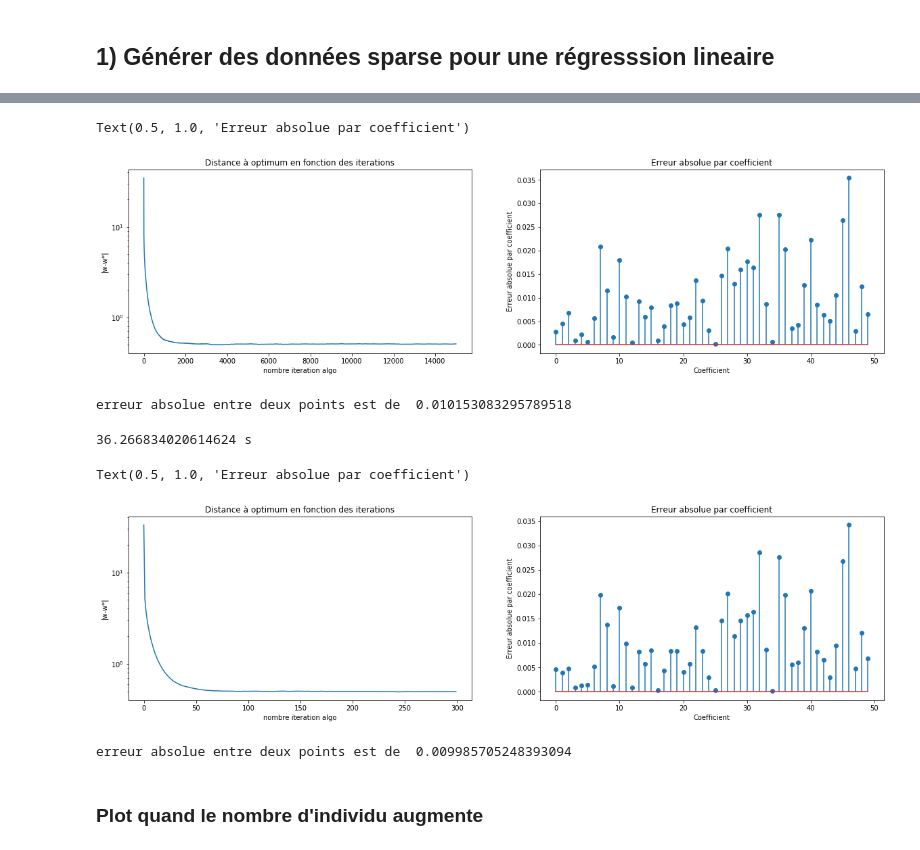
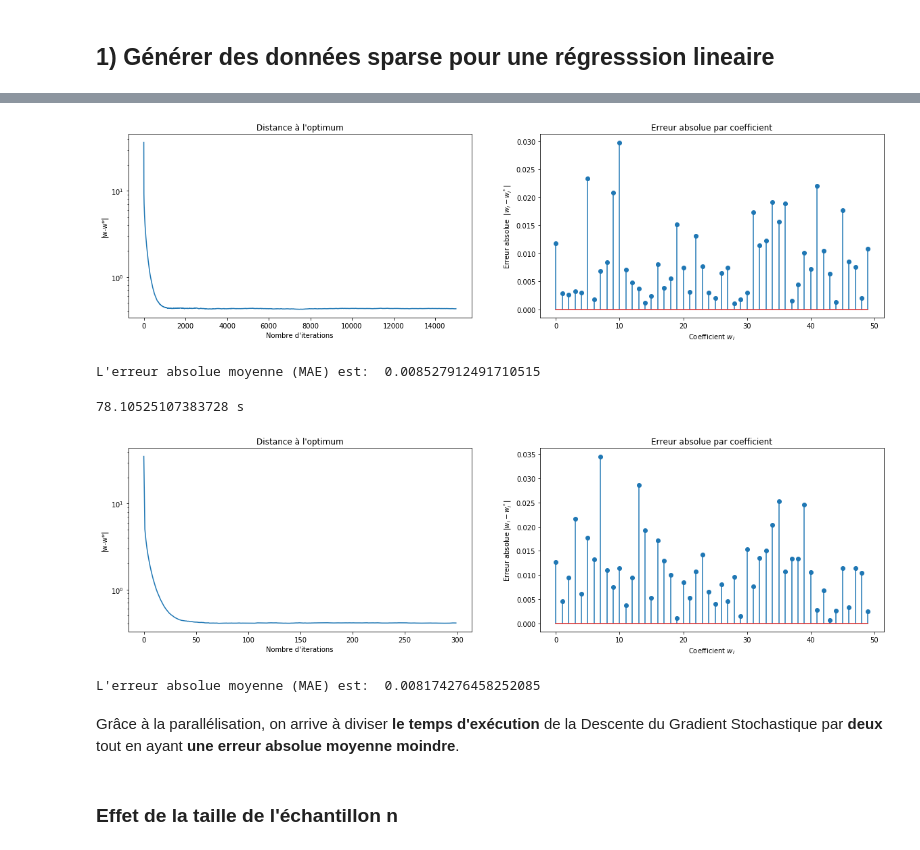
Before and after one commit to EtienneLeNaour/Projet-Para_SGD, a Jupyter notebook: Projet parallélisation.ipynb, the cells around one changed output, grey strips where cells are left out. Drawn from its saved outputs; the diff is of its cells as text; code cells hidden in the pictures.

```diff
--- a/Projet parallélisation.ipynb
+++ b/Projet parallélisation.ipynb
@@ -65,28 +55,27 @@ print(fin-debut,'s')
 # %%
-# On plot la
-list_erreur_temps = [sum(abs(vec - x_model_truth)) for vec in w_list]
+errors = [sum(abs(w - true_coef)) for w in w_iter]
 
 
+# Distance à l'optimum
 plt.figure(figsize=(20,5))
 plt.subplot(1,2,1)
-plt.semilogy(list_erreur_temps)
-plt.xlabel('nombre iteration algo')
+plt.semilogy(errors)
+plt.xlabel('''Nombre d'iterations''')
 plt.ylabel('|w-w*|')
-plt.title('Distance à optimum en fonction des iterations')
+plt.title('''Distance à l'optimum''')
 
+# Erreur absolue par coefficient
+plt.subplot(1,2,2)
+plt.stem(abs(w_min - true_coef), use_line_collection=True)
+plt.xlabel('Coefficient $w_i$')
+plt.ylabel('Erreur absolue  $|w_i-w^*_i|$')
+plt.title('Erreur absolue par coefficient')
+plt.show()
 
-plt.subplot(1,2,2)
-plt.stem(abs(w_solu - x_model_truth), use_line_collection=True)
-plt.xlabel('Coefficient')
-plt.ylabel('Erreur absolue par coefficient')
-plt.title('Erreur absolue par coefficient')
+print('''L'erreur absolue moyenne (MAE) est: ''', sum(abs(w_min - true_coef)) / len(w_min))
 # %% [output]
+[figure, new version]
-Text(0.5, 1.0, 'Erreur absolue par coefficient')
+L'erreur absolue moyenne (MAE) est:  0.008527912491710515
-[figure, old version]
-# %%
-print('erreur absolue entre deux points est de ', sum(abs(w_solu - x_model_truth)) / len(w_solu))
-# %% [output]
-erreur absolue entre deux points est de  0.010153083295789518
 # %%
 from SGD_para import *
 # %%
@@ -95,37 +84,39 @@ debut = time.time()
 if __name__=="__main__":
     results = sgd_para_run(x_init=np.ones(len(x_model_truth)), n=n, n_epochs=300, size_batch=50,
                      A=A, b=b, lbda=0.1)
-    w_solu = (results[0][0] + results[1][0]) / 2
-    w_list = (np.array(results[0][1]) + np.array(results[1][1])) / 2
+    w_min = (results[0][0] + results[1][0]) / 2
+    w_iter = (np.array(results[0][1]) + np.array(results[1][1])) / 2
 fin = time.time()
 print(fin-debut,'s')
 # %% [output]
-36.266834020614624 s
+78.10525107383728 s
 # %%
-# On plot la
-list_erreur_temps = [sum(abs(vec - x_model_truth)) for vec in w_list]
+errors = [sum(abs(w - true_coef)) for w in w_iter]
 
 
+# Distance à l'optimum
 plt.figure(figsize=(20,5))
 plt.subplot(1,2,1)
-plt.semilogy(list_erreur_temps)
-plt.xlabel('nombre iteration algo')
+plt.semilogy(errors)
+plt.xlabel('''Nombre d'iterations''')
 plt.ylabel('|w-w*|')
-plt.title('Distance à optimum en fonction des iterations')
+plt.title('''Distance à l'optimum''')
 
 
+# Erreur absolue par coefficient
 plt.subplot(1,2,2)
 plt.stem(abs(w_solu - x_model_truth), use_line_collection=True)
-plt.xlabel('Coefficient')
-plt.ylabel('Erreur absolue par coefficient')
+plt.xlabel('Coefficient $w_i$')
+plt.ylabel('Erreur absolue $|w_i-w^*_i|$')
 plt.title('Erreur absolue par coefficient')
+plt.show()
+
+print('''L'erreur absolue moyenne (MAE) est: ''', sum(abs(w_min - true_coef)) / len(w_min))
 # %% [output]
+[figure, new version]
-Text(0.5, 1.0, 'Erreur absolue par coefficient')
+L'erreur absolue moyenne (MAE) est:  0.008174276458252085
-[figure, old version]
-# %%
-print('erreur absolue entre deux points est de ', sum(abs(w_solu - x_model_truth)) / len(w_solu))
-# %% [output]
-erreur absolue entre deux points est de  0.009985705248393094
-# %% [markdown]
-### Plot quand le nombre d'individu augmente
+# %% [markdown]
+Grâce à la parallélisation, on arrive à diviser **le temps d'exécution** de la Descente du Gradient Stochastique par **deux** tout en ayant **une erreur absolue moyenne moindre**.
+# %% [markdown]
+### Effet de la taille de l'échantillon n
 # %%
```
Also changed, not shown: parts of 18 cells of this notebook, 3 other files.
